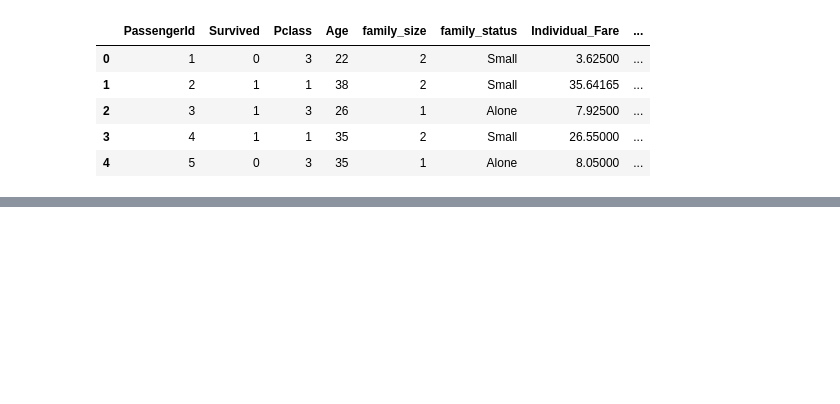
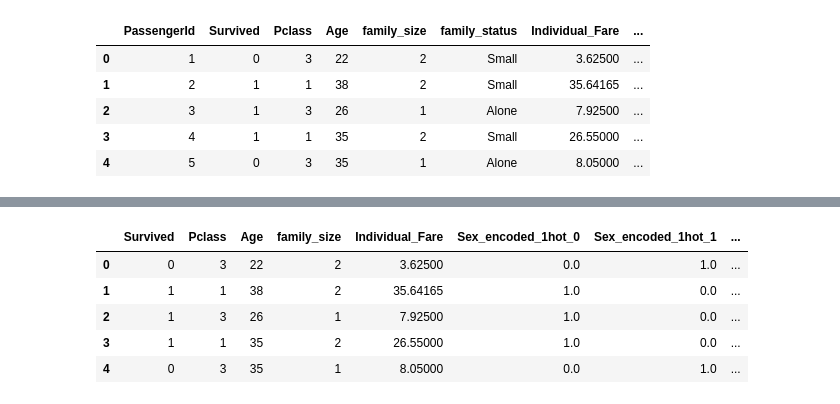
Before and after one commit to niteshpantha/titanic_data, a Jupyter notebook: titanic_analysis.ipynb, the cells around one changed output, grey strips where cells are left out. Drawn from its saved outputs; the diff is of its cells as text; code cells hidden in the pictures; blank space fills up the shorter version.

```diff
--- a/titanic_analysis.ipynb
+++ b/titanic_analysis.ipynb
@@ -947,0 +956,9 @@ plt.show()
+# %%
+df_encoded[:5]
+# %% [output]
+|  | Survived | Pclass | Age | family_size | Individual_Fare | Sex_encoded_1hot_0 | Sex_encoded_1hot_1 | ... |
+| 0 | 0 | 3 | 22 | 2 | 3.62500 | 0.0 | 1.0 | ... |
+| 1 | 1 | 1 | 38 | 2 | 35.64165 | 1.0 | 0.0 | ... |
+| 2 | 1 | 3 | 26 | 1 | 7.92500 | 1.0 | 0.0 | ... |
+| 3 | 1 | 1 | 35 | 2 | 26.55000 | 1.0 | 0.0 | ... |
+| 4 | 0 | 3 | 35 | 1 | 8.05000 | 0.0 | 1.0 | ... |
```
Also changed, not shown: parts of 11 cells of this notebook.
